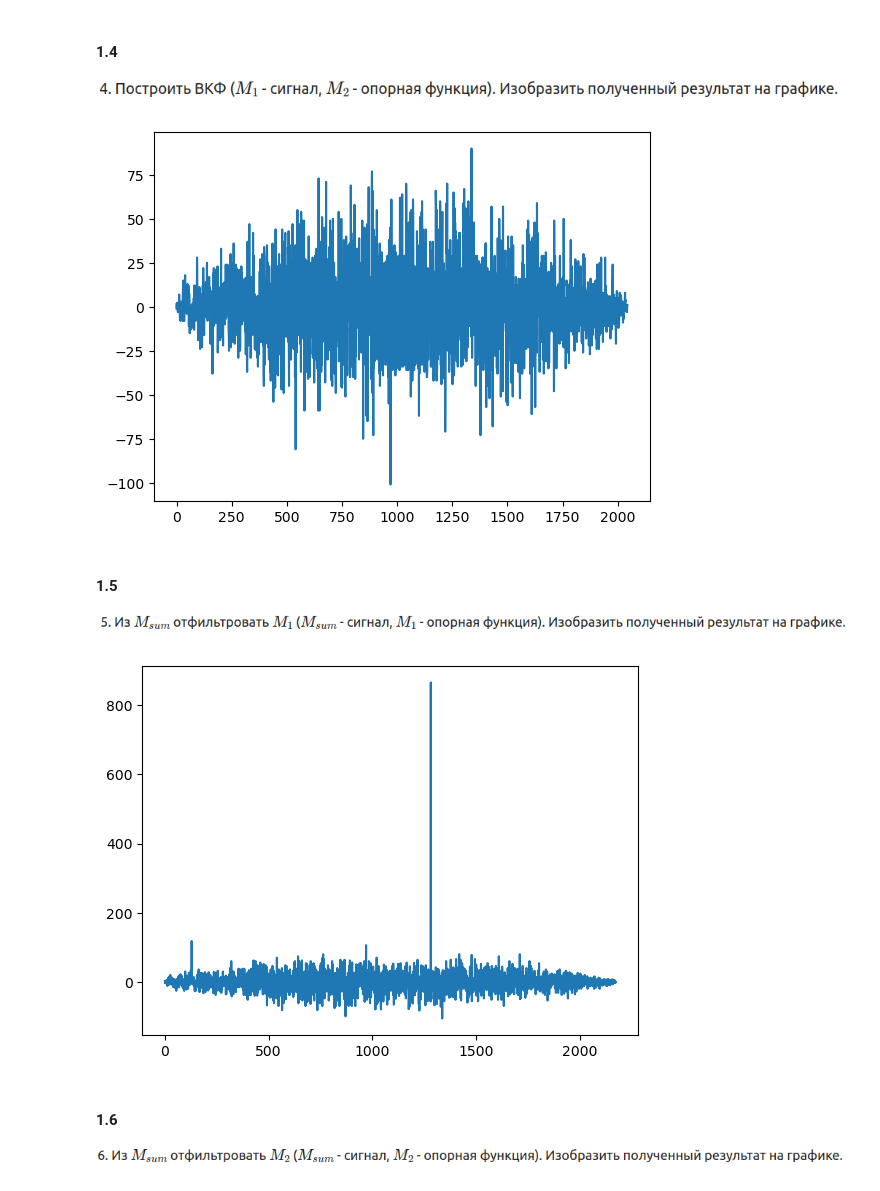
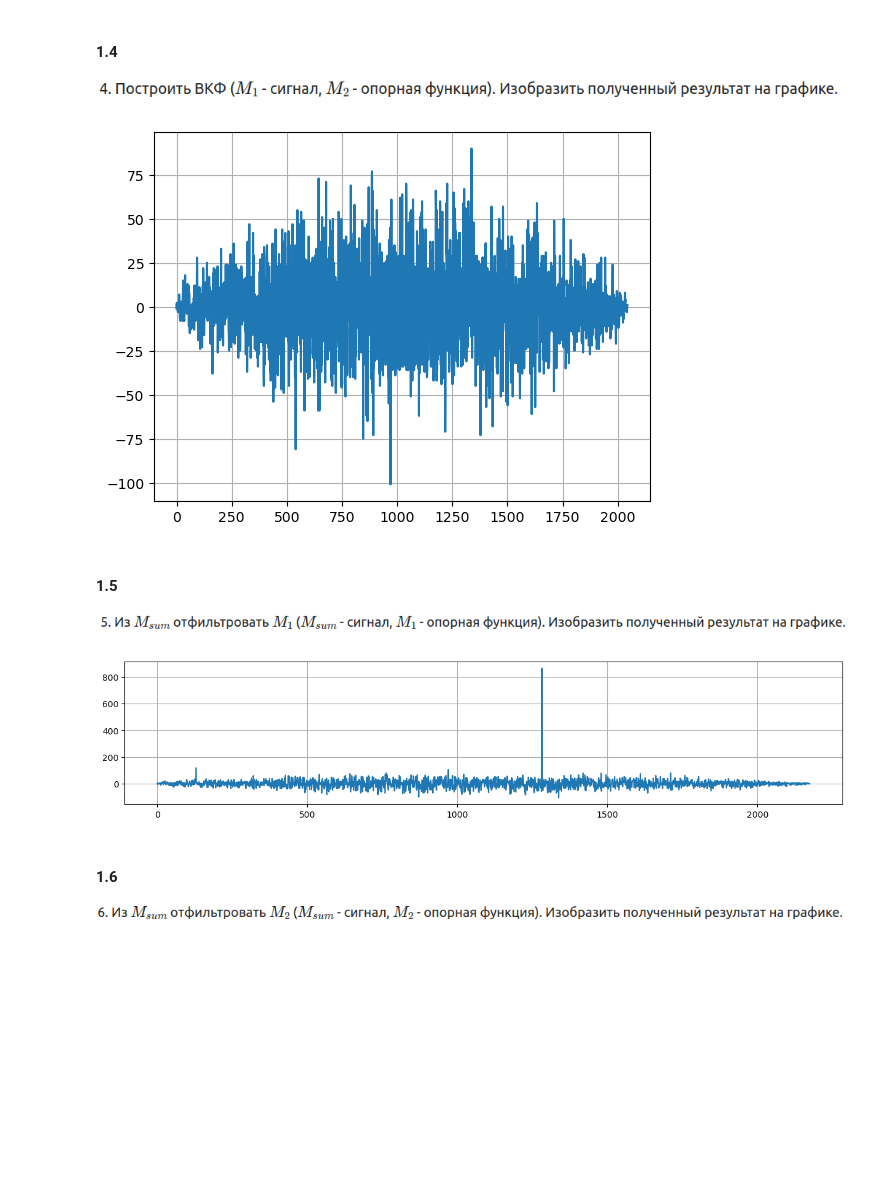
Before and after one commit to Jrvvv/dsp-miet, a Jupyter notebook: P01/PL01.ipynb, the cells around one changed output. Saved outputs shown, nothing was run; the diff lists cells and outputs as text; code cells hidden in the pictures; blank space fills up the shorter version.

```diff
--- a/P01/PL01.ipynb
+++ b/P01/PL01.ipynb
@@ -122,18 +126,21 @@ plt.show()
 # %%
 VKF = np.correlate(M1_arr, M2_arr, 'full')
 plt.plot(VKF)
+plt.grid(True)
 plt.show()
 # %% [output]
-[figure, old version]
+[figure, new version]
 # %% [markdown]
 #### 1.5
 ![image.png](attachment:image.png)
 # %%
 M1_filter = np.correlate(M1_arr, Msum, 'full')
+plt.figure(figsize=(15, 3))
 plt.plot(M1_filter)
+plt.grid(True)
 plt.show()
 # %% [output]
-[figure, old version]
+[figure, new version]
 # %% [markdown]
 #### 1.6
 ![image.png](attachment:image.png)
```
Also changed, not shown: parts of 21 cells of this notebook.
